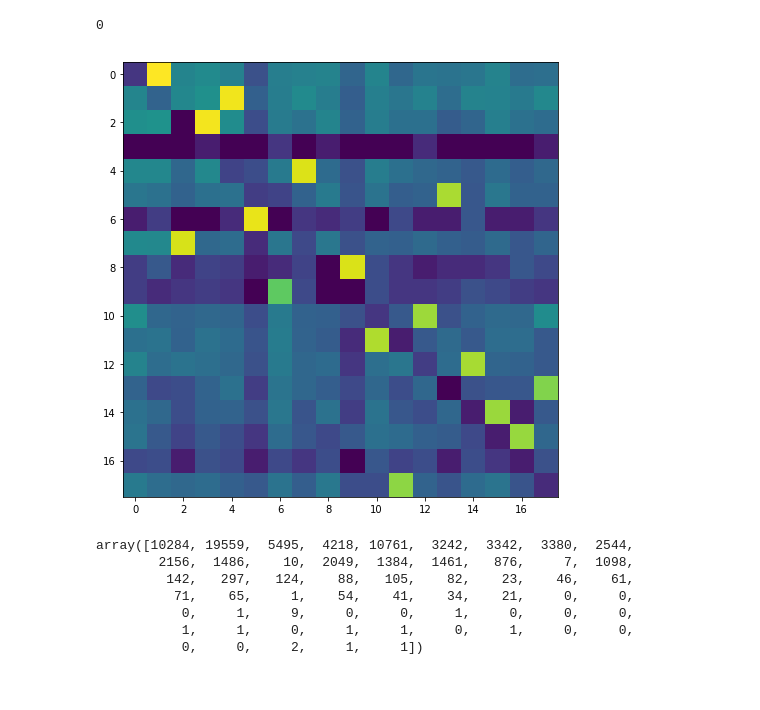
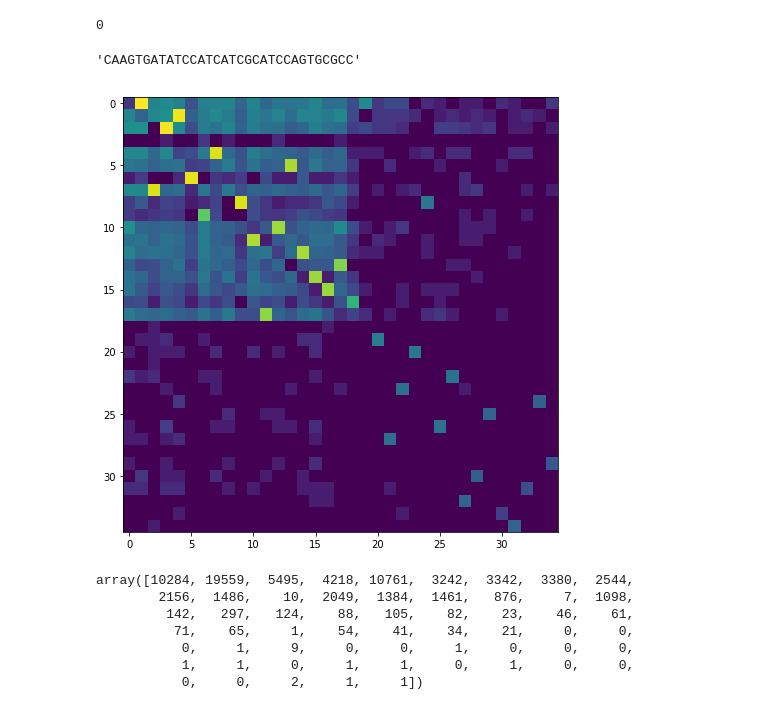
Before and after one commit to rykachevskiy/CRISPR, a Jupyter notebook: Hierarcical/hierarcical-pipeline.ipynb, the cells around one changed output. Saved outputs shown, nothing was run; the diff lists cells and outputs as text; code cells hidden in the pictures.

```diff
--- a/Hierarcical/hierarcical-pipeline.ipynb
+++ b/Hierarcical/hierarcical-pipeline.ipynb
@@ -49,10 +52,4 @@ def squash(od, t, verbose =False):
     return answ, sp_to_n
-# %%
-def process_pair(pair, cl_to_num, t = 6):
-    try:
-        return [cl_to_n[find_closest(cl_to_num, pair[0], t)[1][0]], cl_to_n[find_closest(cl_to_num, pair[1], t)[1][0]]]
-    except:
-        return [-1, -1]
 # %%
 LEN = 1000
 # %%
@@ -103,24 +88,30 @@ plt.hist([len(x) for x  in lines], bins=10, log=1)
 # %%
-counter = Counter(lines)
-ord_dict = OrderedDict()
+def counter_to_ordered_dict(counter):
+    ord_dict = OrderedDict()
 
-u_lines = []
-counts = []
-for item in counter.items():
-    u_lines.append(item[0])
-    counts.append(item[1])
+    u_lines = []
+    counts = []
+    for item in counter.items():
+        u_lines.append(item[0])
+        counts.append(item[1])
 
-u_lines = np.array(u_lines)
-counts = np.array(counts)
+    u_lines = np.array(u_lines)
+    counts = np.array(counts)
 
-args_s = np.argsort(counts)[::-1]
+    args_s = np.argsort(counts)[::-1]
 
-for l, c in zip(u_lines[args_s], counts[args_s]):
-    ord_dict[l] = c
+    for l, c in zip(u_lines[args_s], counts[args_s]):
+        ord_dict[l] = c
+
+    return ord_dict
+# %%
+counter = Counter(lines)
+
+ord_dict = counter_to_ordered_dict(counter)
 # %%
 sp_to_n = {}
 
-nd, sp_to_n = squash(ord_dict, 6)
+nd, sp_to_n = squash(ord_dict, 6, 0)
 
 cl_to_n = {}
 n_to_clust = {}
@@ -251,12 +247,16 @@ for p in pairs_n:
 err
 # %% [output]
 0
+# %%
+n_to_clust[8]
+# %% [output]
+'CAAGTGATATCCATCATCGCATCCAGTGCGCC'
 # %%
 plt.figure(figsize=(8,8))
-plt.imshow(np.log(graph+1)[:18, : 18])
+plt.imshow(np.log(graph+1)[:35, :35 ])
 plt.show()
 # %% [output]
-[figure, old version]
+[figure, new version]
 # %%
 np.save("../../data/graphs/ES1", graph)
 # %%
```
Also changed, not shown: parts of 6 cells of this notebook, 8 other files.
